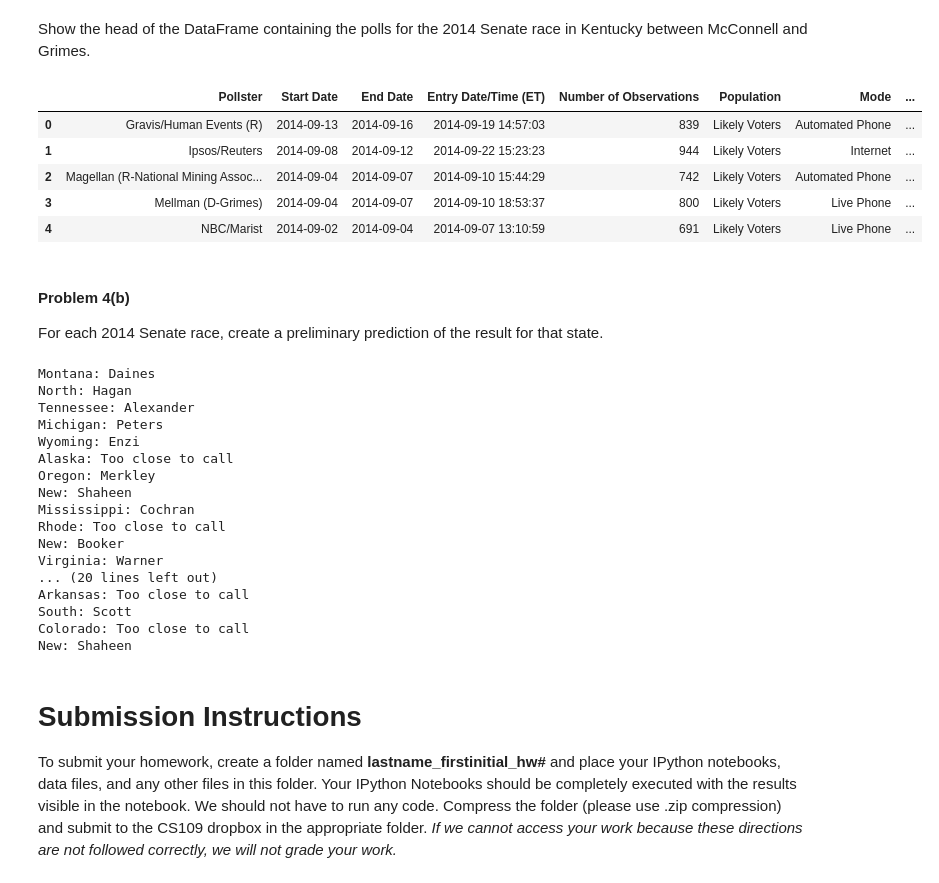
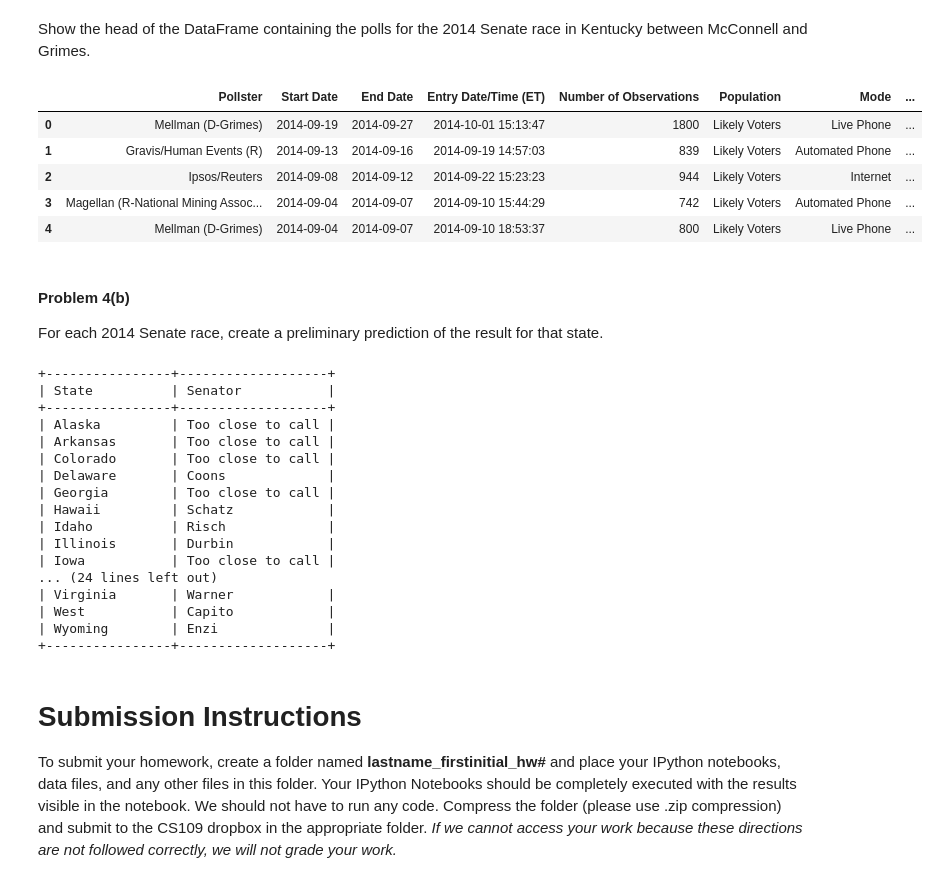
Before and after one commit to dimagalat/CSCI_E-109, a Jupyter notebook: homework/santos_n_hw2/HW2.ipynb, the cells around one changed output. Saved outputs shown, nothing was run; the diff lists cells and outputs as text; code cells hidden in the pictures.

```diff
--- a/homework/santos_n_hw2/HW2.ipynb
+++ b/homework/santos_n_hw2/HW2.ipynb
@@ -578,23 +586,29 @@ def build_frame(url):
 # %%
 # Makes a dictionary of pandas DataFrames keyed on election string.
 dfs = dict((election.split("/")[-1][:-4], build_frame(election)) for election in election_urls)
+o_dfs = OrderedDict(sorted(dfs.items()))
 # %% [markdown]
 Show the head of the DataFrame containing the polls for the 2014 Senate race in Kentucky between McConnell and Grimes.
 # %%
-dfs["2014-kentucky-senate-mcconnell-vs-grimes"].head()
+o_dfs["2014-kentucky-senate-mcconnell-vs-grimes"].head()
 # %% [output]
 |  | Pollster | Start Date | End Date | Entry Date/Time (ET) | Number of Observations | Population | Mode | ... |
-| 0 | Gravis/Human Events (R) | 2014-09-13 | 2014-09-16 | 2014-09-19 14:57:03 | 839 | Likely Voters | Automated Phone | ... |
-| 1 | Ipsos/Reuters | 2014-09-08 | 2014-09-12 | 2014-09-22 15:23:23 | 944 | Likely Voters | Internet | ... |
-| 2 | Magellan (R-National Mining Assoc... | 2014-09-04 | 2014-09-07 | 2014-09-10 15:44:29 | 742 | Likely Voters | Automated Phone | ... |
-| 3 | Mellman (D-Grimes) | 2014-09-04 | 2014-09-07 | 2014-09-10 18:53:37 | 800 | Likely Voters | Live Phone | ... |
-| 4 | NBC/Marist | 2014-09-02 | 2014-09-04 | 2014-09-07 13:10:59 | 691 | Likely Voters | Live Phone | ... |
+| 0 | Mellman (D-Grimes) | 2014-09-19 | 2014-09-27 | 2014-10-01 15:13:47 | 1800 | Likely Voters | Live Phone | ... |
+| 1 | Gravis/Human Events (R) | 2014-09-13 | 2014-09-16 | 2014-09-19 14:57:03 | 839 | Likely Voters | Automated Phone | ... |
+| 2 | Ipsos/Reuters | 2014-09-08 | 2014-09-12 | 2014-09-22 15:23:23 | 944 | Likely Voters | Internet | ... |
+| 3 | Magellan (R-National Mining Assoc... | 2014-09-04 | 2014-09-07 | 2014-09-10 15:44:29 | 742 | Likely Voters | Automated Phone | ... |
+| 4 | Mellman (D-Grimes) | 2014-09-04 | 2014-09-07 | 2014-09-10 18:53:37 | 800 | Likely Voters | Live Phone | ... |
 # %% [markdown]
 #### Problem 4(b)
 
 For each 2014 Senate race, create a preliminary prediction of the result for that state.
 # %%
-for race, polls in dfs.iteritems():
+x = PrettyTable(['State', 'Senator'])
+# Left align state names
+x.align['State'] = 'l'
+x.align['Senator'] = 'l'
+
+for race, polls in o_dfs.iteritems():
     # Candidate votes are on the 8th and 9th columns.
     polls['Diff'] = polls.iloc[:, 7] - polls.iloc[:, 8]
     grouped = polls.groupby('Pollster')['Diff'].mean()
@@ -604,32 +618,35 @@ for race, polls in dfs.iteritems():
     l_ci = mean - t_stat*sem
     h_ci = mean + t_stat*sem
 
+    state = race.split('-')[1].title()
+    if state in ['New', 'North', 'South']:
+        state += " " + race.split('-')[2].title()
     if l_ci > 0:
-        winner = polls.columns[7]
+        x.add_row([state, polls.columns[7]])
     elif h_ci < 0:
-        winner = polls.columns[8]
+        x.add_row([state, polls.columns[8]])
     else:
-        winner = "Too close to call"
+        x.add_row([state, 'Too close to call'])
 
-    print "{}: {}".format(race.split('-')[1].title(), winner)
+print x
 # %% [output]
-Montana: Daines
-North: Hagan
-Tennessee: Alexander
-Michigan: Peters
-Wyoming: Enzi
-Alaska: Too close to call
-Oregon: Merkley
-New: Shaheen
-Mississippi: Cochran
-Rhode: Too close to call
-New: Booker
-Virginia: Warner
-... (20 lines left out)
-Arkansas: Too close to call
-South: Scott
-Colorado: Too close to call
-New: Shaheen
++----------------+-------------------+
+| State          | Senator           |
++----------------+-------------------+
+| Alaska         | Too close to call |
+| Arkansas       | Too close to call |
+| Colorado       | Too close to call |
+| Delaware       | Coons             |
+| Georgia        | Too close to call |
+| Hawaii         | Schatz            |
+| Idaho          | Risch             |
+| Illinois       | Durbin            |
+| Iowa           | Too close to call |
+... (24 lines left out)
+| Virginia       | Warner            |
+| West           | Capito            |
+| Wyoming        | Enzi              |
++----------------+-------------------+
 # %% [markdown]
 # Submission Instructions
 
```
Also changed, not shown: parts of 21 cells of this notebook, 1 other file.
